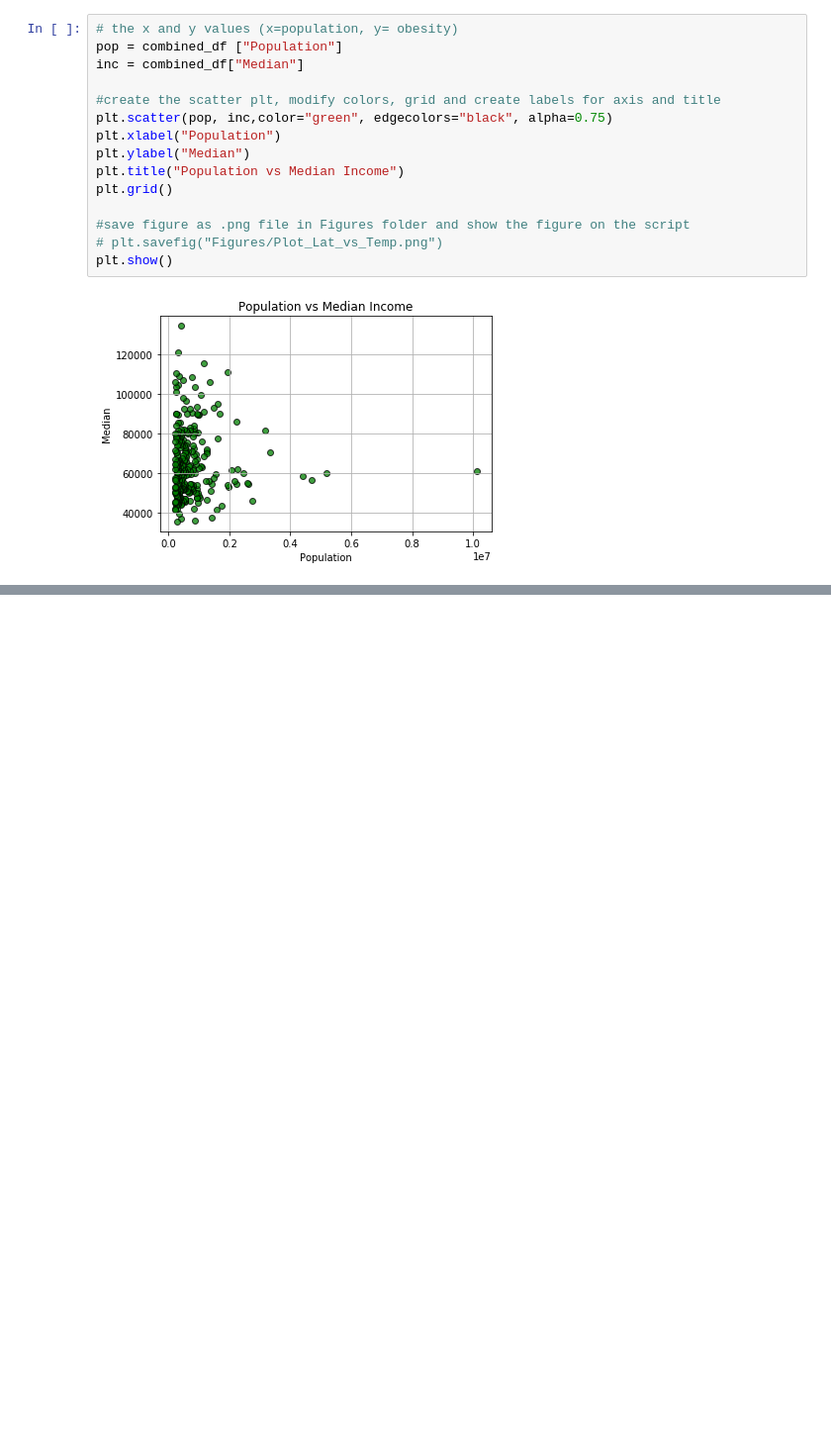
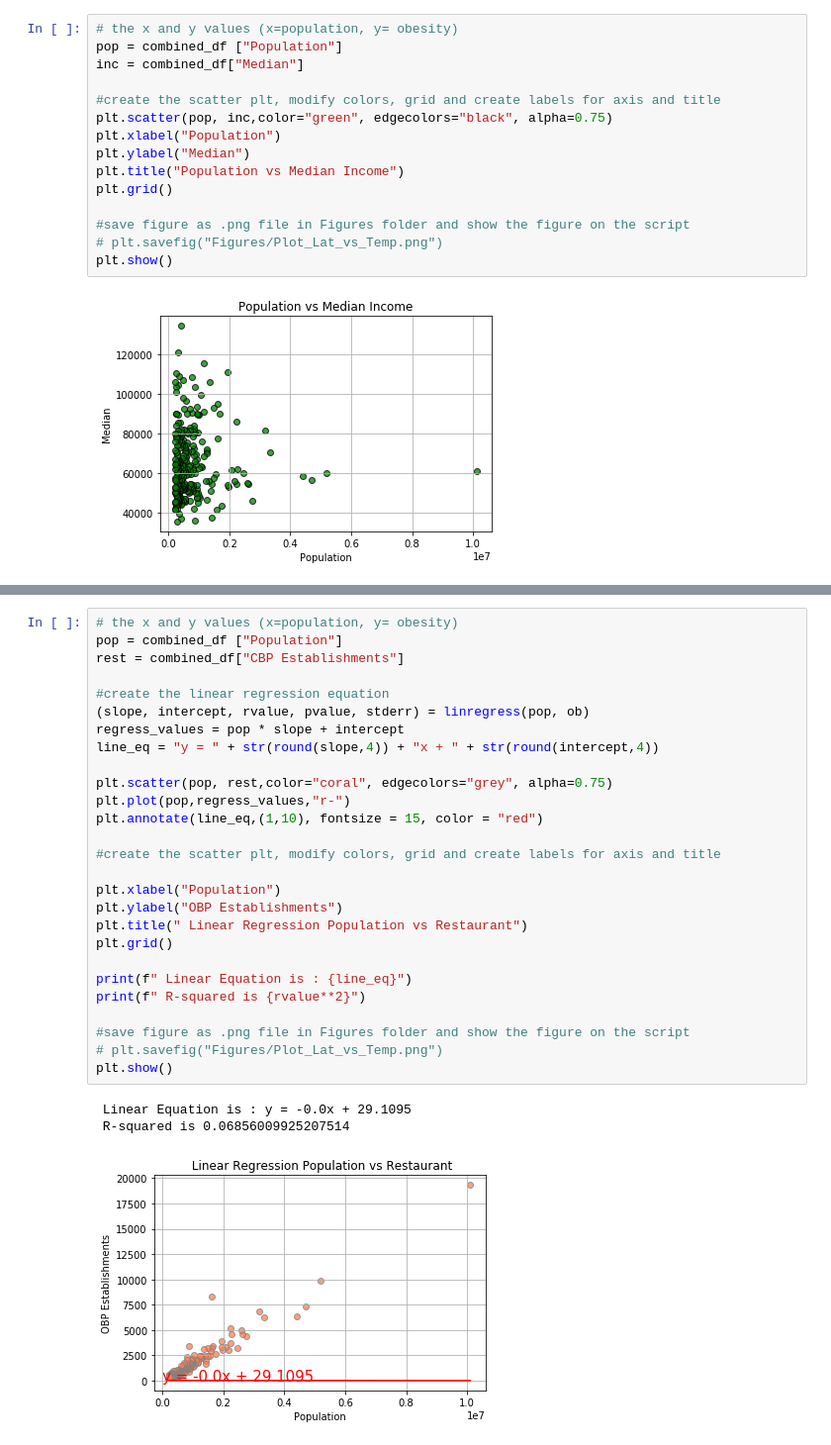
Before and after one commit to liliana-ilut/The-Mockingbirds, a Jupyter notebook: Clean Data/Graphs.ipynb, the cells around one changed output, grey strips where cells are left out. Shown at 99% size. Drawn from its saved outputs; the diff is of its cells as text; blank space fills up the shorter version.

```diff
--- a/Clean Data/Graphs.ipynb
+++ b/Clean Data/Graphs.ipynb
@@ -106,3 +123,34 @@ plt.show()
+# %%
+# the x and y values (x=population, y= obesity)
+pop = combined_df ["Population"]
+rest = combined_df["CBP Establishments"]
+
+#create the linear regression equation
+(slope, intercept, rvalue, pvalue, stderr) = linregress(pop, ob)
+regress_values = pop * slope + intercept
+line_eq = "y = " + str(round(slope,4)) + "x + " + str(round(intercept,4))
+
+plt.scatter(pop, rest,color="coral", edgecolors="grey", alpha=0.75)
+plt.plot(pop,regress_values,"r-")
+plt.annotate(line_eq,(1,10), fontsize = 15, color = "red")
+
+#create the scatter plt, modify colors, grid and create labels for axis and title
+
+plt.xlabel("Population")
+plt.ylabel("OBP Establishments")
+plt.title(" Linear Regression Population vs Restaurant")
+plt.grid()
+
+print(f" Linear Equation is : {line_eq}")
+print(f" R-squared is {rvalue**2}")
+
+#save figure as .png file in Figures folder and show the figure on the script
+# plt.savefig("Figures/Plot_Lat_vs_Temp.png")
+plt.show()
+# %% [output]
+ Linear Equation is : y = -0.0x + 29.1095
+ R-squared is 0.06856009925207514
+[figure, added]
 # %%
 location_data = combined_df["Location"].value_counts()
 population_data = combined_df["Population"].value_counts()
```
Also changed, not shown: parts of 6 cells of this notebook, 3 other files.
